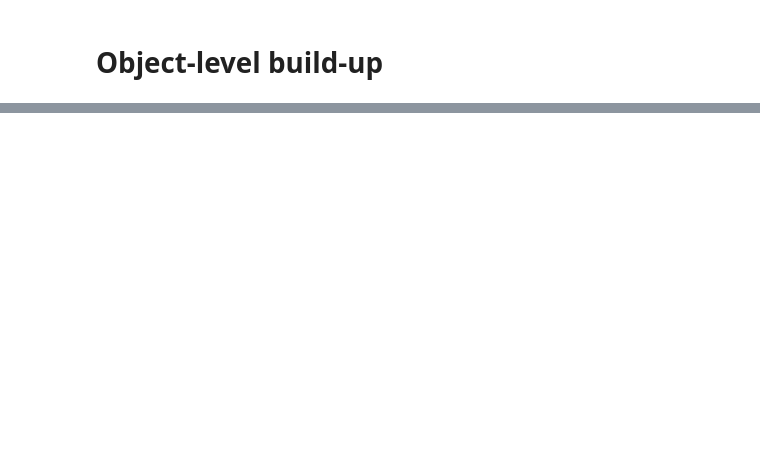
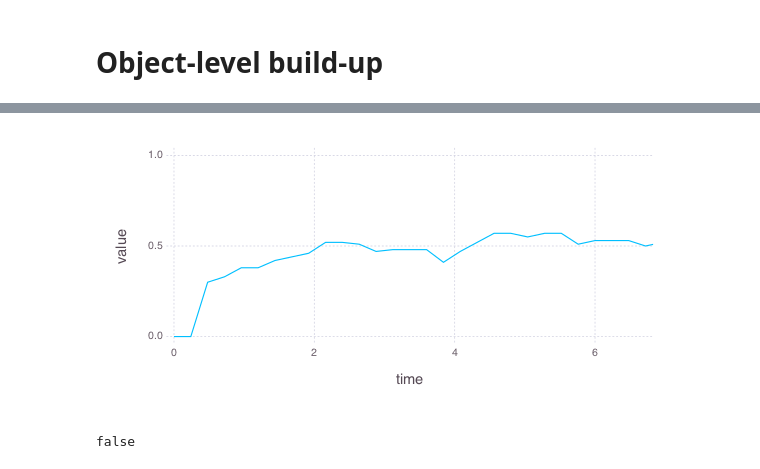
Before and after one commit to haberdashPI/bistable, a Jupyter notebook: notebooks/Buildup.ipynb, the cells around one changed output, grey strips where cells are left out. Saved outputs shown, nothing was run; the diff lists cells and outputs as text; code cells hidden in the pictures; blank space fills up the shorter version.

```diff
--- a/notebooks/Buildup.ipynb
+++ b/notebooks/Buildup.ipynb
@@ -389,0 +99,10 @@ The next question is if we can get this to work with the shepard tones, should b
+# %%
+result = []
+p = copy(params[select_params(params,t_c_a=5,t_c_m=5,Δf=6),:])
+p.t_c_σ = 6.0
+@showprogress for i in 1:100
+    len,val = bistable_model(p,settings,intermediate_results=true).percepts.counts
+    push!(result,DataFrame(length=len,response=val.+1,run=i))
+end
+buildup = vcat(result...)
+head(buildup);
@@ -389,0 +120,7 @@ The next question is if we can get this to work with the shepard tones, should b
+# %%
+sdf = buildup_mean(buildup,delta=0.24,length=14);
+# %%
+draw(PNG(6inch,3inch),plot(sdf,x=:time,y=:value,Geom.line,Coord.cartesian(ymax=1.0,xmax=6.72)))
+# %% [output]
+[figure, added]
+false
```
Also changed, not shown: parts of 75 cells of this notebook, 3 other files.
